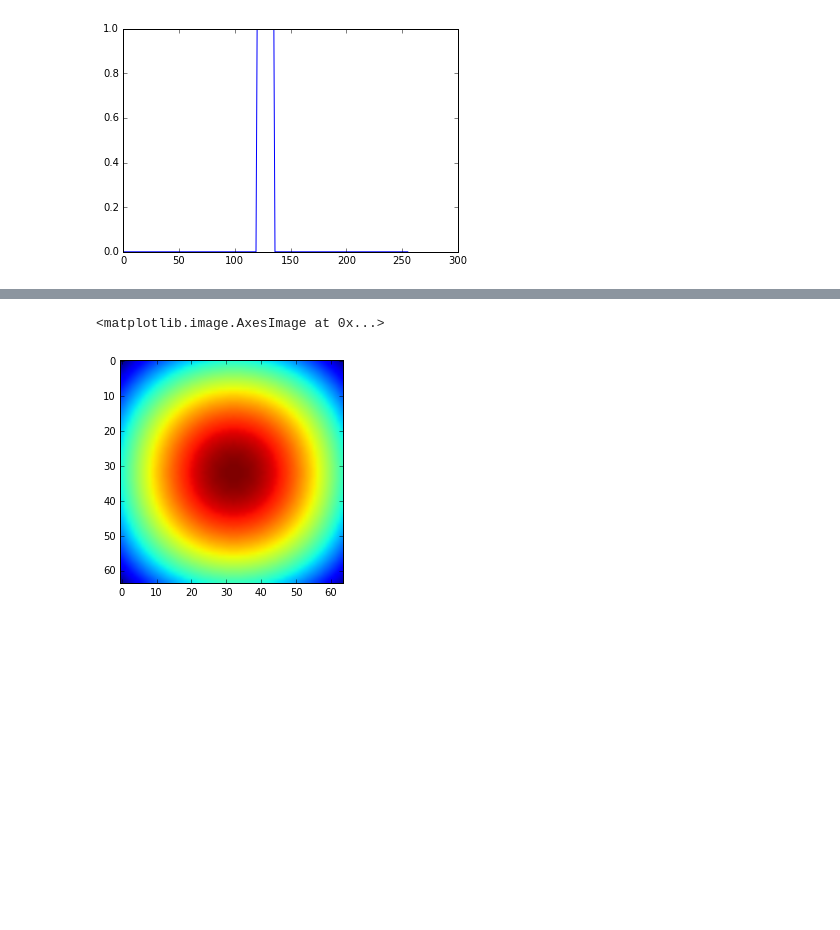
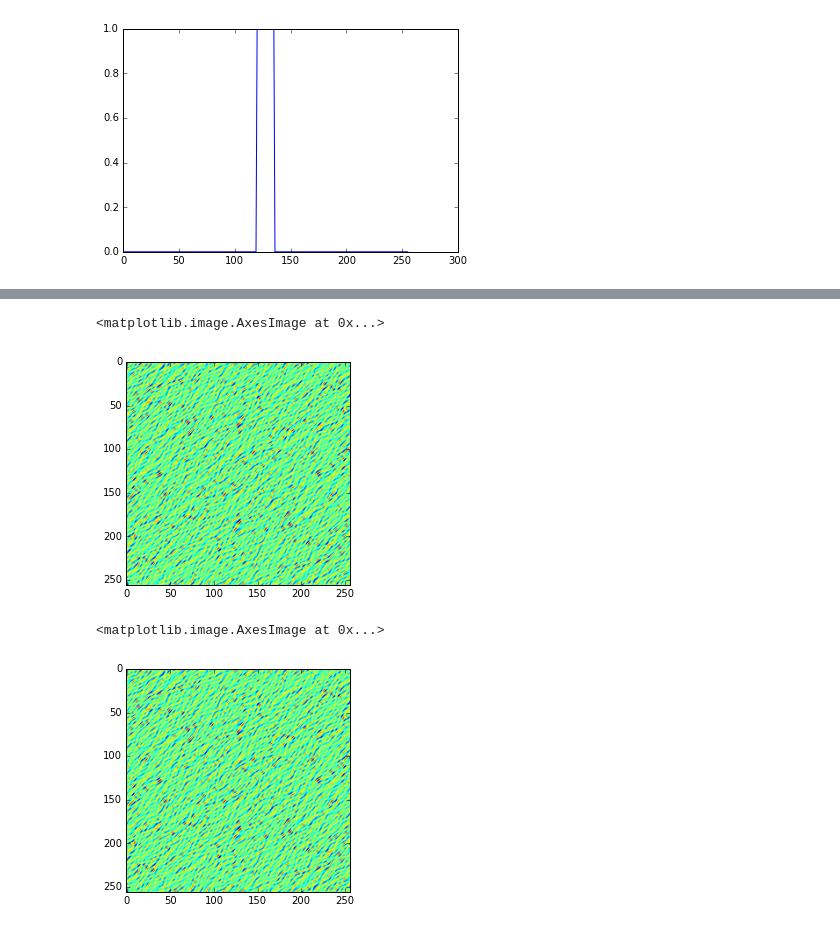
Before and after one commit to thejonaslab/pychirpz, a Jupyter notebook: chirp-z transform.ipynb, the cells around one changed output, grey strips where cells are left out. Saved outputs shown, nothing was run; the diff lists cells and outputs as text; code cells hidden in the pictures; blank space fills up the shorter version.

```diff
--- a/chirp-z transform.ipynb
+++ b/chirp-z transform.ipynb
@@ -137,7 +140,14 @@ for i in range(M):
 # %%
 
 pylab.figure()
-pylab.imshow(np.abs(out2d))
+pylab.imshow(np.real(out2d))
 # %% [output]
 <matplotlib.image.AxesImage at 0x...>
-[figure, old version]
+[figure, new version]
+# %%
+
+pylab.figure()
+pylab.imshow(np.real(X2d[:M, :M]).T)
+# %% [output]
+<matplotlib.image.AxesImage at 0x...>
+[figure, added]
```
Also changed, not shown: parts of 8 cells of this notebook, 2 other files.
